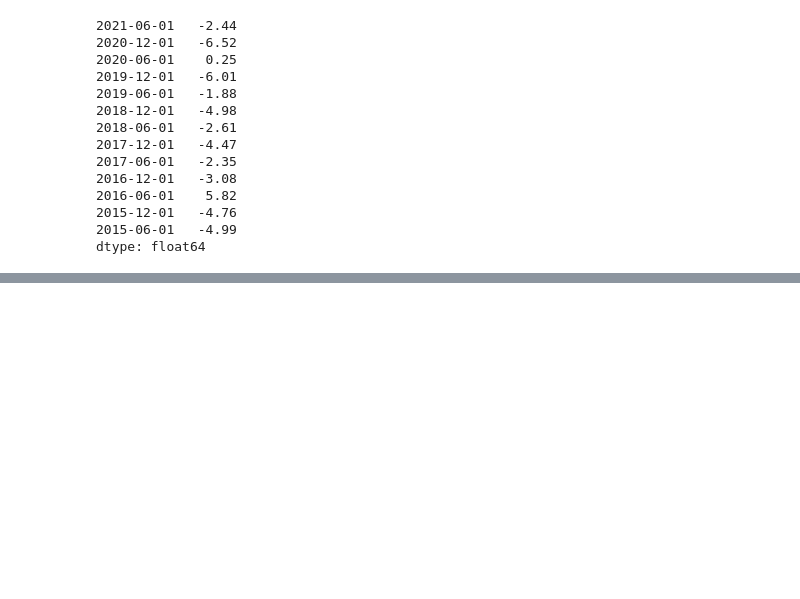
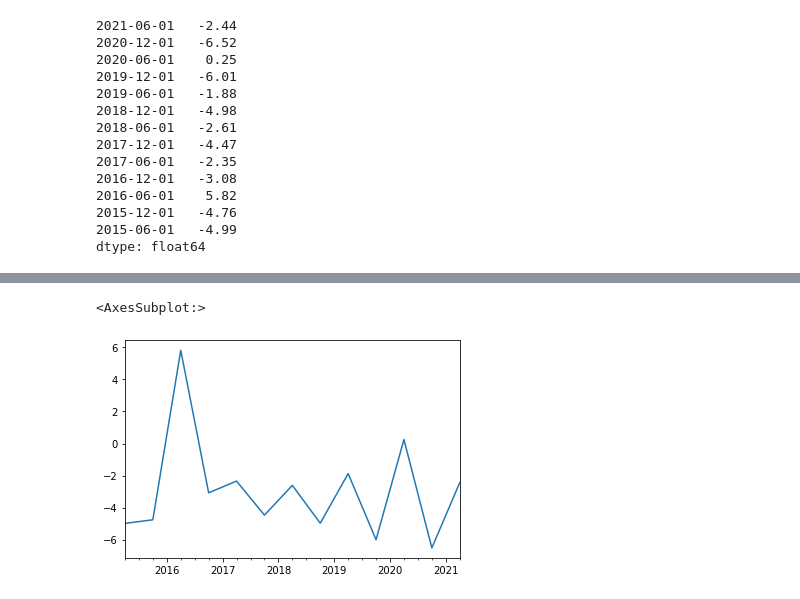
Before and after one commit to someonealive0/deepaudit, a Jupyter notebook: COMP3850.ipynb, the cells around one changed output, grey strips where cells are left out. Drawn from its saved outputs; the diff is of its cells as text; code cells hidden in the pictures; blank space fills up the shorter version.

```diff
--- a/COMP3850.ipynb
+++ b/COMP3850.ipynb
@@ -542,0 +549,6 @@ dtype: bool
+# %%
+ms = calc_mscore(workbooks_combined['ADH'])
+ms.plot()
+# %% [output]
+<AxesSubplot:>
+[figure, added]
```
Also changed, not shown: parts of 4 cells of this notebook.
